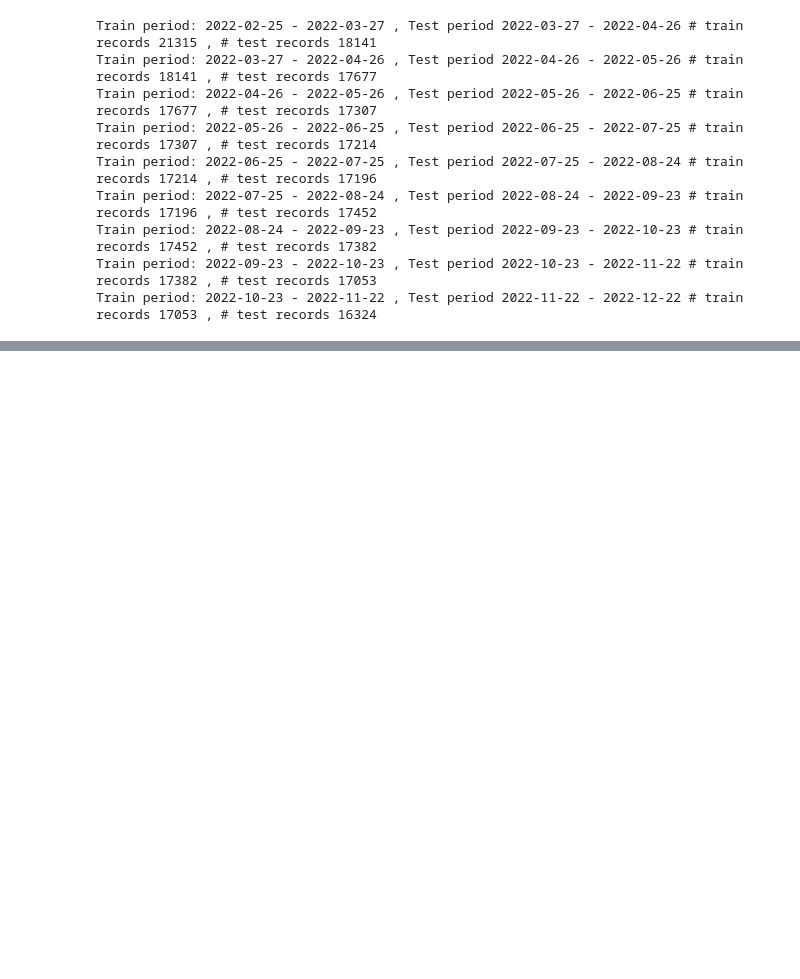
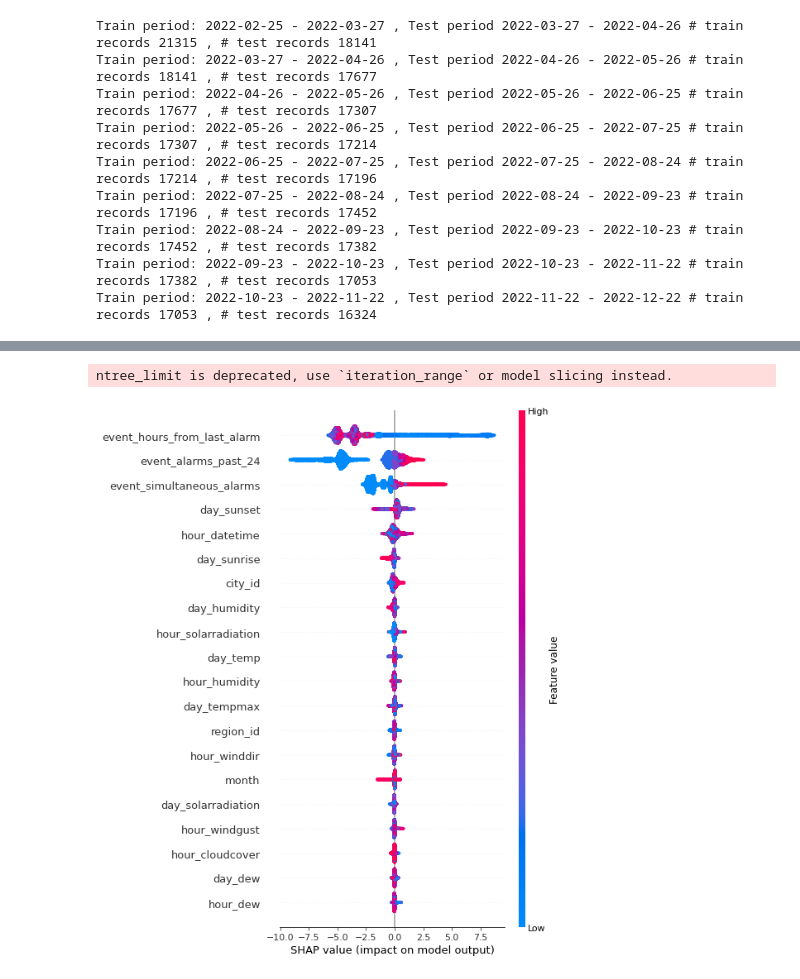
Before and after one commit to tmyroniuk/Naukma_api_project, a Jupyter notebook: 4. Model Training.ipynb, the cells around one changed output, grey strips where cells are left out. Drawn from its saved outputs; the diff is of its cells as text; code cells hidden in the pictures; blank space fills up the shorter version.

```diff
--- a/4. Model Training.ipynb
+++ b/4. Model Training.ipynb
@@ -811,0 +1047,5 @@ models['XGBoost'] = XGBClassifier(random_state=5, objective='binary:logistic', b
+# %%
+shap.summary_plot(shap_values, X_test)
+# %% [output]
+ntree_limit is deprecated, use `iteration_range` or model slicing instead.
+[figure, added]
```
Also changed, not shown: parts of 29 cells of this notebook, 3 other files.
